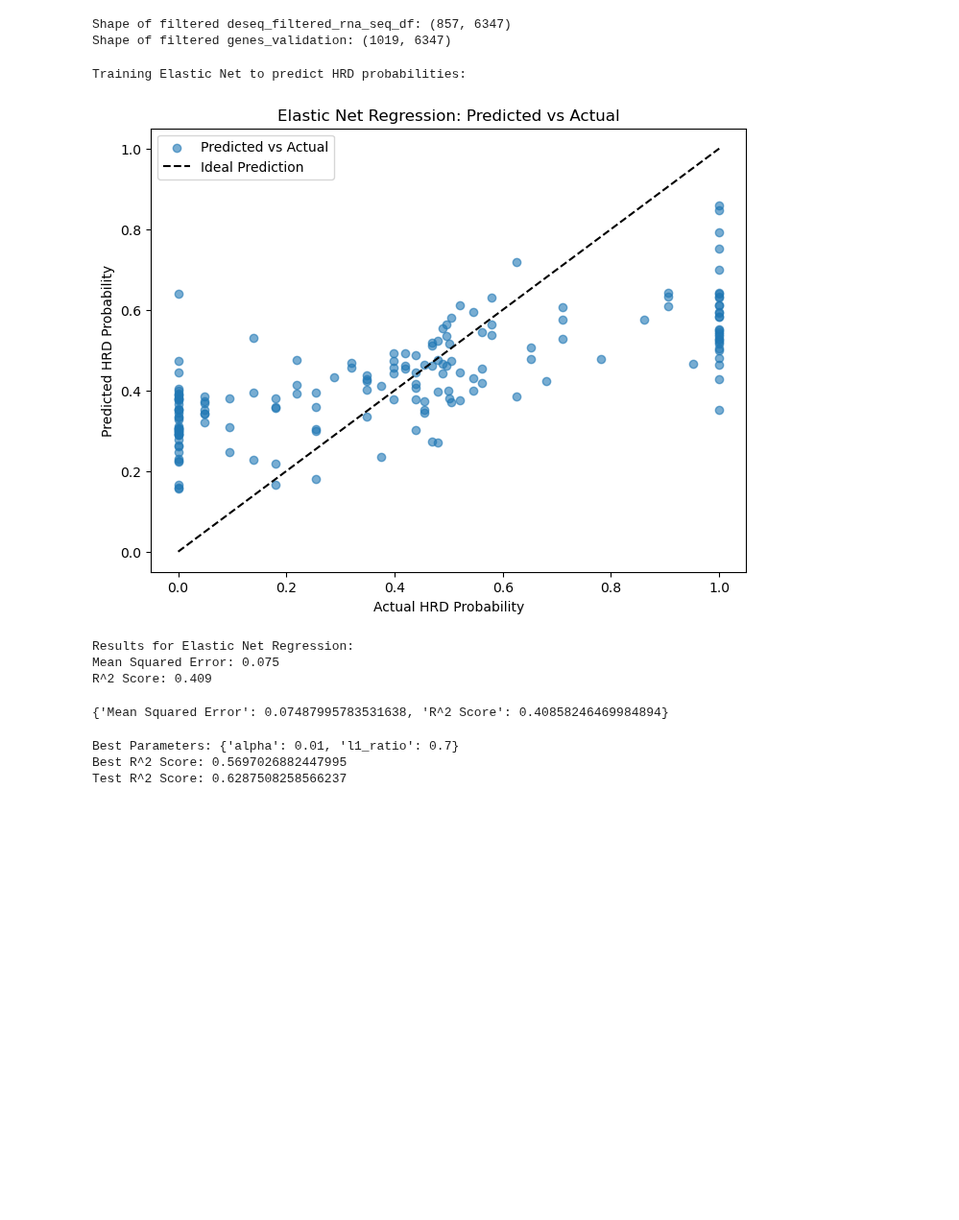
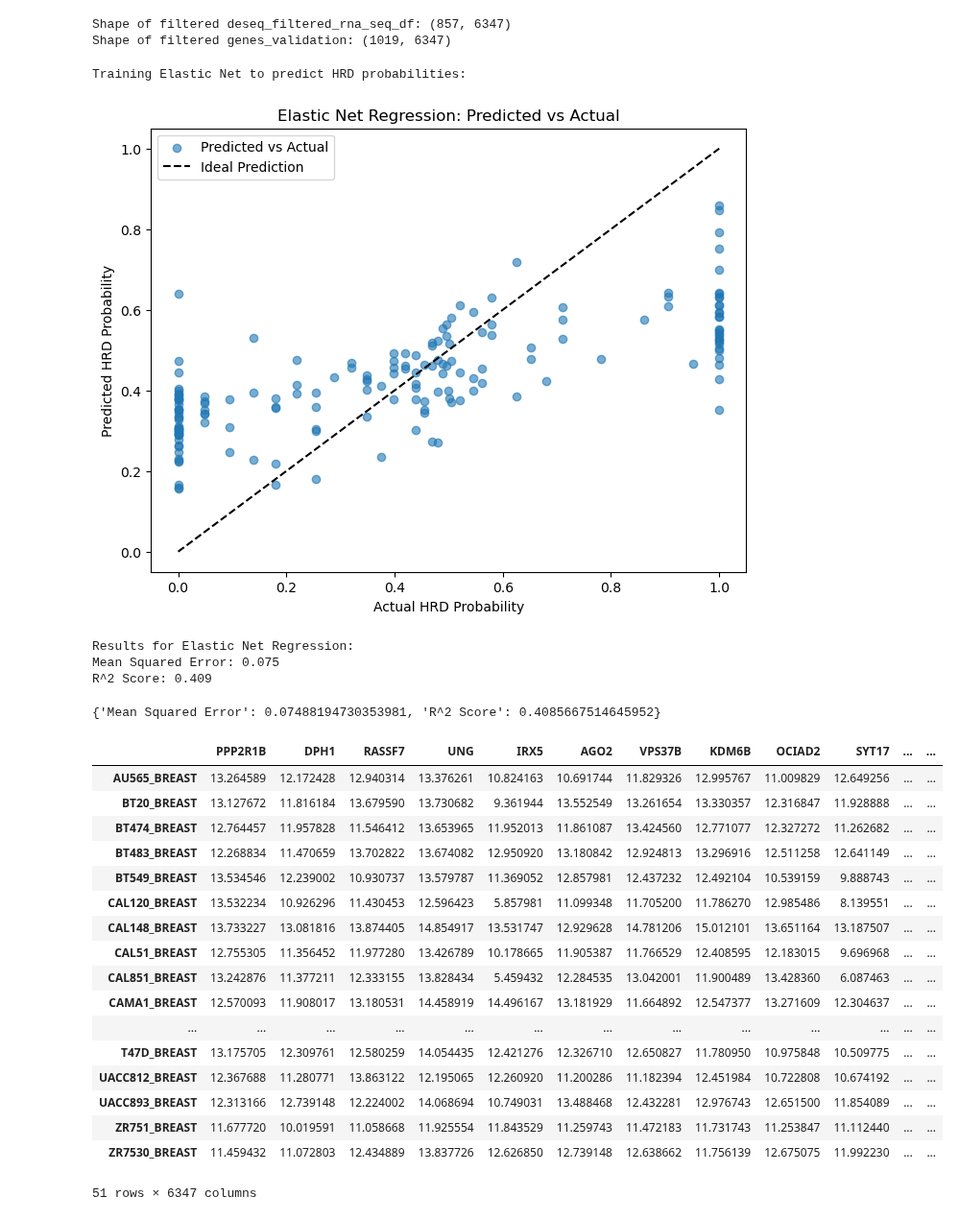
Before and after one commit to l1joseph/Multiscale_HRD_Classifier, a Jupyter notebook: prelim_analysis/BRCAness_cleanup.ipynb, the cells around one changed output. Shown at 96% size. Drawn from its saved outputs; the diff is of its cells as text; code cells hidden in the pictures; blank space fills up the shorter version.

```diff
--- a/prelim_analysis/BRCAness_cleanup.ipynb
+++ b/prelim_analysis/BRCAness_cleanup.ipynb
@@ -132,8 +132,8 @@ def main():
     print("\nTraining Elastic Net to predict HRD probabilities:")
 
     X_train, X_test, y_train, y_test = preprocess_data(
-        rnaseq_df_common.drop(columns=["Sample ID"]), brca_df_common['soft prob'], task='regression'
-        # deseq_filtered_rna_seq_df_common, brca_df_common['soft prob'], task='regression'
+        # rnaseq_df_common.drop(columns=["Sample ID"]), brca_df_common['soft prob'], task='regression'
+        deseq_filtered_rna_seq_df_common, brca_df_common['soft prob'], task='regression'
     )
 
     model, metrics = train_evaluate_elastic_net_regression(X_train, X_test, y_train, y_test)
@@ -153,35 +153,52 @@ Training Elastic Net to predict HRD probabilities:
 Results for Elastic Net Regression:
 Mean Squared Error: 0.075
 R^2 Score: 0.409
-{'Mean Squared Error': 0.07487995783531638, 'R^2 Score': 0.40858246469984894}
+{'Mean Squared Error': 0.07488194730353981, 'R^2 Score': 0.4085667514645952}
 # %%
-from sklearn.model_selection import GridSearchCV
-from sklearn.linear_model import ElasticNet
-X_train, X_test, y_train, y_test = preprocess_data(
-    deseq_filtered_rna_seq_df_common, brca_df_common['soft prob'], task='regression'
-)
-# Define parameter grid
-param_grid = {
-    'alpha': [0.001, 0.01, 0.1, 1, 10],
-    'l1_ratio': [0.1, 0.5, 0.7, 0.9, 1.0]
-}
+# from sklearn.model_selection import GridSearchCV
+# from sklearn.linear_model import ElasticNet
+# X_train, X_test, y_train, y_test = preprocess_data(
+#     deseq_filtered_rna_seq_df_common, brca_df_common['soft prob'], task='regression'
+# )
+# # Define parameter grid
+# param_grid = {
+#     'alpha': [0.001, 0.01, 0.1, 1, 10],
+#     'l1_ratio': [0.1, 0.5, 0.7, 0.9, 1.0]
+# }
 
-# Initialize ElasticNet model
-elastic_net = ElasticNet(max_iter=1000, random_state=42)
+# # Initialize ElasticNet model
+# elastic_net = ElasticNet(max_iter=1000, random_state=42)
 
-# Perform Grid Search with Cross-Validation
-grid_search = GridSearchCV(estimator=elastic_net, param_grid=param_grid, cv=5, scoring='r2')
-grid_search.fit(X_train, y_train)
+# # Perform Grid Search with Cross-Validation
+# grid_search = GridSearchCV(estimator=elastic_net, param_grid=param_grid, cv=5, scoring='r2')
+# grid_search.fit(X_train, y_train)
 
-# Best parameters and model
-best_model = grid_search.best_estimator_
-print("Best Parameters:", grid_search.best_params_)
-print("Best R^2 Score:", grid_search.best_score_)
+# # Best parameters and model
+# best_model = grid_search.best_estimator_
+# print("Best Parameters:", grid_search.best_params_)
+# print("Best R^2 Score:", grid_search.best_score_)
 
-# Evaluate on test data
-y_pred = best_model.predict(X_test)
-print("Test R^2 Score:", r2_score(y_test, y_pred))
+# # Evaluate on test data
+# y_pred = best_model.predict(X_test)
+# print("Test R^2 Score:", r2_score(y_test, y_pred))
-# %% [output]
-Best Parameters: {'alpha': 0.01, 'l1_ratio': 0.7}
-Best R^2 Score: 0.5697026882447995
-Test R^2 Score: 0.6287508258566237
+# %%
+breast_filt_aligned
+# %% [output]
+|  | PPP2R1B | DPH1 | RASSF7 | UNG | IRX5 | AGO2 | VPS37B | KDM6B | OCIAD2 | SYT17 | ... | ... |
+| AU565_BREAST | 13.264589 | 12.172428 | 12.940314 | 13.376261 | 10.824163 | 10.691744 | 11.829326 | 12.995767 | 11.009829 | 12.649256 | ... | ... |
+| BT20_BREAST | 13.127672 | 11.816184 | 13.679590 | 13.730682 | 9.361944 | 13.552549 | 13.261654 | 13.330357 | 12.316847 | 11.928888 | ... | ... |
+| BT474_BREAST | 12.764457 | 11.957828 | 11.546412 | 13.653965 | 11.952013 | 11.861087 | 13.424560 | 12.771077 | 12.327272 | 11.262682 | ... | ... |
+| BT483_BREAST | 12.268834 | 11.470659 | 13.702822 | 13.674082 | 12.950920 | 13.180842 | 12.924813 | 13.296916 | 12.511258 | 12.641149 | ... | ... |
+| BT549_BREAST | 13.534546 | 12.239002 | 10.930737 | 13.579787 | 11.369052 | 12.857981 | 12.437232 | 12.492104 | 10.539159 | 9.888743 | ... | ... |
+| CAL120_BREAST | 13.532234 | 10.926296 | 11.430453 | 12.596423 | 5.857981 | 11.099348 | 11.705200 | 11.786270 | 12.985486 | 8.139551 | ... | ... |
+| CAL148_BREAST | 13.733227 | 13.081816 | 13.874405 | 14.854917 | 13.531747 | 12.929628 | 14.781206 | 15.012101 | 13.651164 | 13.187507 | ... | ... |
+| CAL51_BREAST | 12.755305 | 11.356452 | 11.977280 | 13.426789 | 10.178665 | 11.905387 | 11.766529 | 12.408595 | 12.183015 | 9.696968 | ... | ... |
+| CAL851_BREAST | 13.242876 | 11.377211 | 12.333155 | 13.828434 | 5.459432 | 12.284535 | 13.042001 | 11.900489 | 13.428360 | 6.087463 | ... | ... |
+| CAMA1_BREAST | 12.570093 | 11.908017 | 13.180531 | 14.458919 | 14.496167 | 13.181929 | 11.664892 | 12.547377 | 13.271609 | 12.304637 | ... | ... |
+| ... | ... | ... | ... | ... | ... | ... | ... | ... | ... | ... | ... | ... |
+| T47D_BREAST | 13.175705 | 12.309761 | 12.580259 | 14.054435 | 12.421276 | 12.326710 | 12.650827 | 11.780950 | 10.975848 | 10.509775 | ... | ... |
+| UACC812_BREAST | 12.367688 | 11.280771 | 13.863122 | 12.195065 | 12.260920 | 11.200286 | 11.182394 | 12.451984 | 10.722808 | 10.674192 | ... | ... |
+| UACC893_BREAST | 12.313166 | 12.739148 | 12.224002 | 14.068694 | 10.749031 | 13.488468 | 12.432281 | 12.976743 | 12.651500 | 11.854089 | ... | ... |
+| ZR751_BREAST | 11.677720 | 10.019591 | 11.058668 | 11.925554 | 11.843529 | 11.259743 | 11.472183 | 11.731743 | 11.253847 | 11.112440 | ... | ... |
+| ZR7530_BREAST | 11.459432 | 11.072803 | 12.434889 | 13.837726 | 12.626850 | 12.739148 | 12.638662 | 11.756139 | 12.675075 | 11.992230 | ... | ... |
+51 rows × 6347 columns
```
Also changed, not shown: parts of 15 cells of this notebook.
